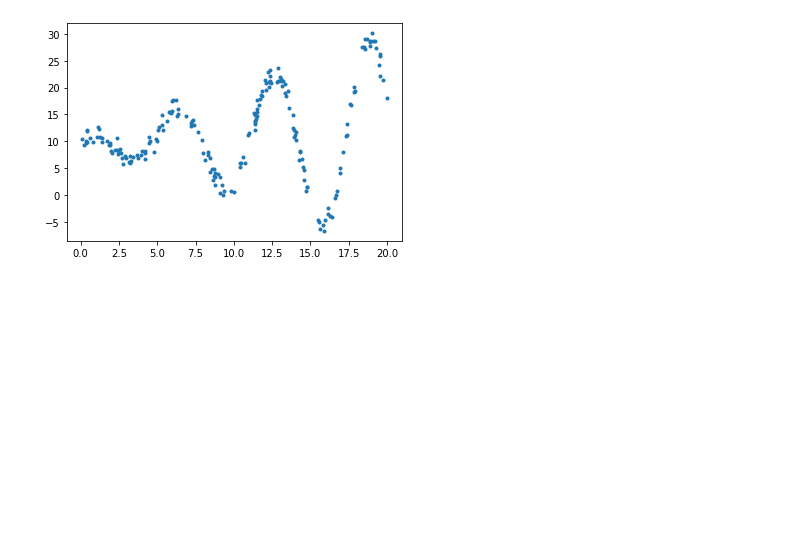
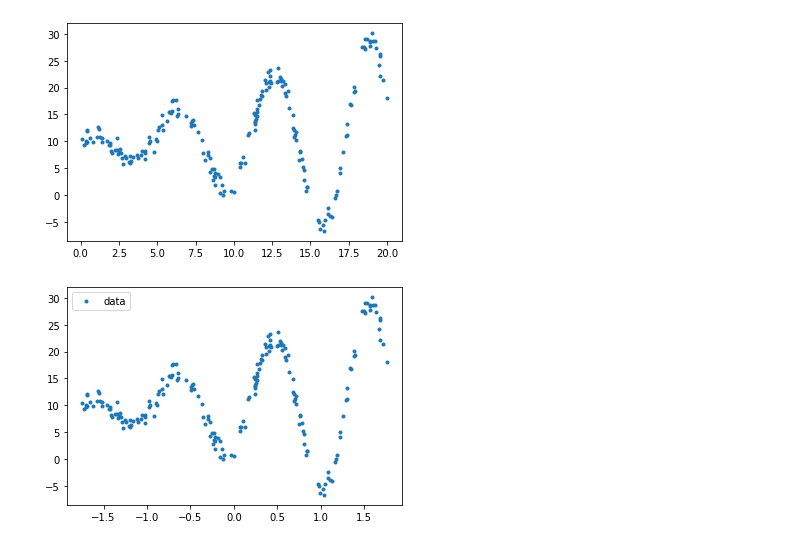
Before and after one commit to lpianta/ai_fall_exercises, a Jupyter notebook: M5_Deep_Learning/d2_MLP_regression/3 Regression - Exercise.ipynb, the cells around one changed output. Saved outputs shown, nothing was run; the diff lists cells and outputs as text; code cells hidden in the pictures; blank space fills up the shorter version.

```diff
--- a/M5_Deep_Learning/d2_MLP_regression/3 Regression - Exercise.ipynb
+++ b/M5_Deep_Learning/d2_MLP_regression/3 Regression - Exercise.ipynb
@@ -246,3 +244,9 @@ pred_x = np.linspace(start=-2, stop=2, num=200).reshape(200,-1)
 plt.plot(x,y,".");
 # %% [output]
 [figure]
+# %%
+x = scaler.fit_transform(x)
+
+plot(x,y)
+# %% [output]
+[figure, added]
```
Also changed, not shown: parts of 7 cells of this notebook.
